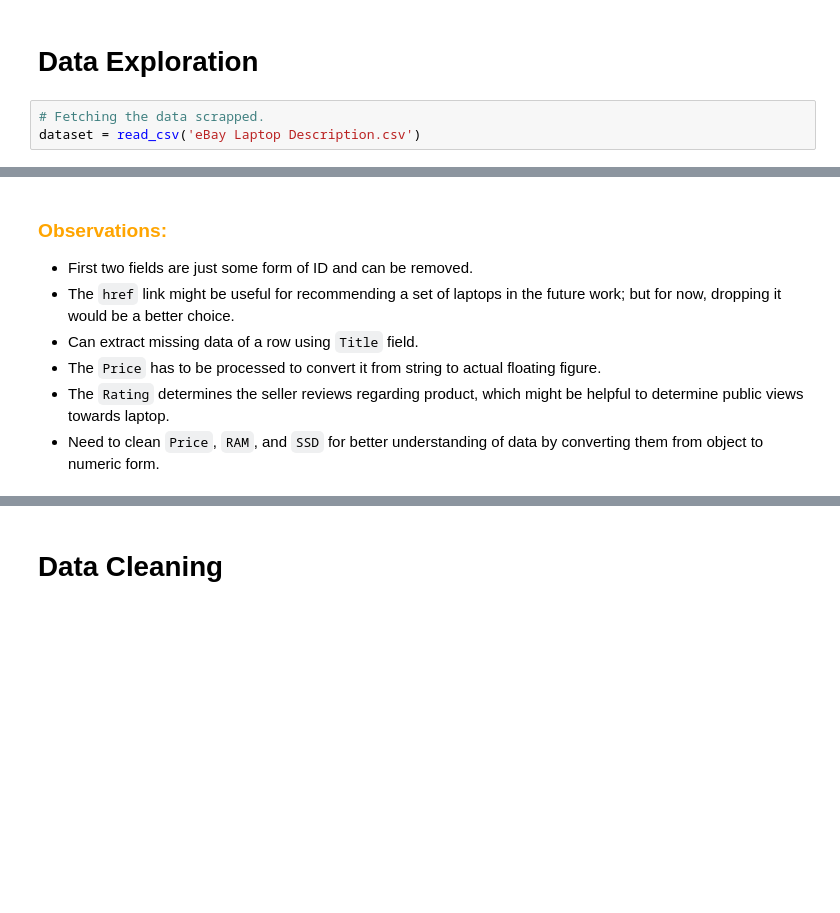
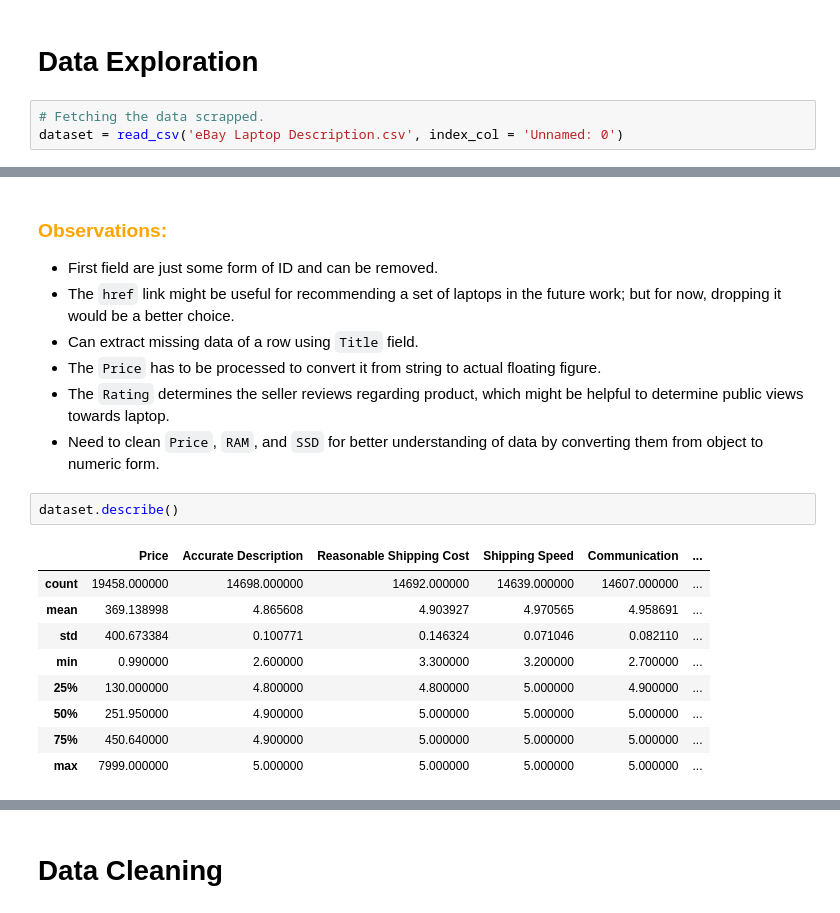
Before and after one commit to rachit-bhatt/eBay-Laptop-Price-Prediction, a Jupyter notebook: eBay Laptop Price Prediction Solution.ipynb, the cells around one changed output, grey strips where cells are left out. Cells and saved outputs as stored; diff of their text form; blank space fills up the shorter version.

```diff
--- a/eBay Laptop Price Prediction Solution.ipynb
+++ b/eBay Laptop Price Prediction Solution.ipynb
@@ -22,7 +68,7 @@ PATTERN_RAM = r'(\d+)\s*(TB|GB)'
 # Data Exploration
 # %%
 # Fetching the data scrapped.
-dataset = read_csv('eBay Laptop Description.csv')
+dataset = read_csv('eBay Laptop Description.csv', index_col = 'Unnamed: 0')
 # %%
 # Taking a first look on the data.
 dataset
@@ -43,8 +89,20 @@ dataset
 # %% [markdown]
 <font color = '#FFA500'><h3>Observations:</h3></font>
-- First two fields are just some form of ID and can be removed.
+- First field are just some form of ID and can be removed.
 - The `href` link might be useful for recommending a set of laptops in the future work; but for now, dropping it would be a better choice.
 - Can extract missing data of a row using `Title` field.
 - The `Price` has to be processed to convert it from string to actual floating figure.
 - The `Rating` determines the seller reviews regarding product, which might be helpful to determine public views towards laptop.
 - Need to clean `Price`, `RAM`, and `SSD` for better understanding of data by converting them from object to numeric form.
+# %%
+dataset.describe()
+# %% [output]
+|  | Price | Accurate Description | Reasonable Shipping Cost | Shipping Speed | Communication | ... |
+| count | 19458.000000 | 14698.000000 | 14692.000000 | 14639.000000 | 14607.000000 | ... |
+| mean | 369.138998 | 4.865608 | 4.903927 | 4.970565 | 4.958691 | ... |
+| std | 400.673384 | 0.100771 | 0.146324 | 0.071046 | 0.082110 | ... |
+| min | 0.990000 | 2.600000 | 3.300000 | 3.200000 | 2.700000 | ... |
+| 25% | 130.000000 | 4.800000 | 4.800000 | 5.000000 | 4.900000 | ... |
+| 50% | 251.950000 | 4.900000 | 5.000000 | 5.000000 | 5.000000 | ... |
+| 75% | 450.640000 | 4.900000 | 5.000000 | 5.000000 | 5.000000 | ... |
+| max | 7999.000000 | 5.000000 | 5.000000 | 5.000000 | 5.000000 | ... |
```
Also changed, not shown: parts of 35 cells of this notebook, 1 other file.
